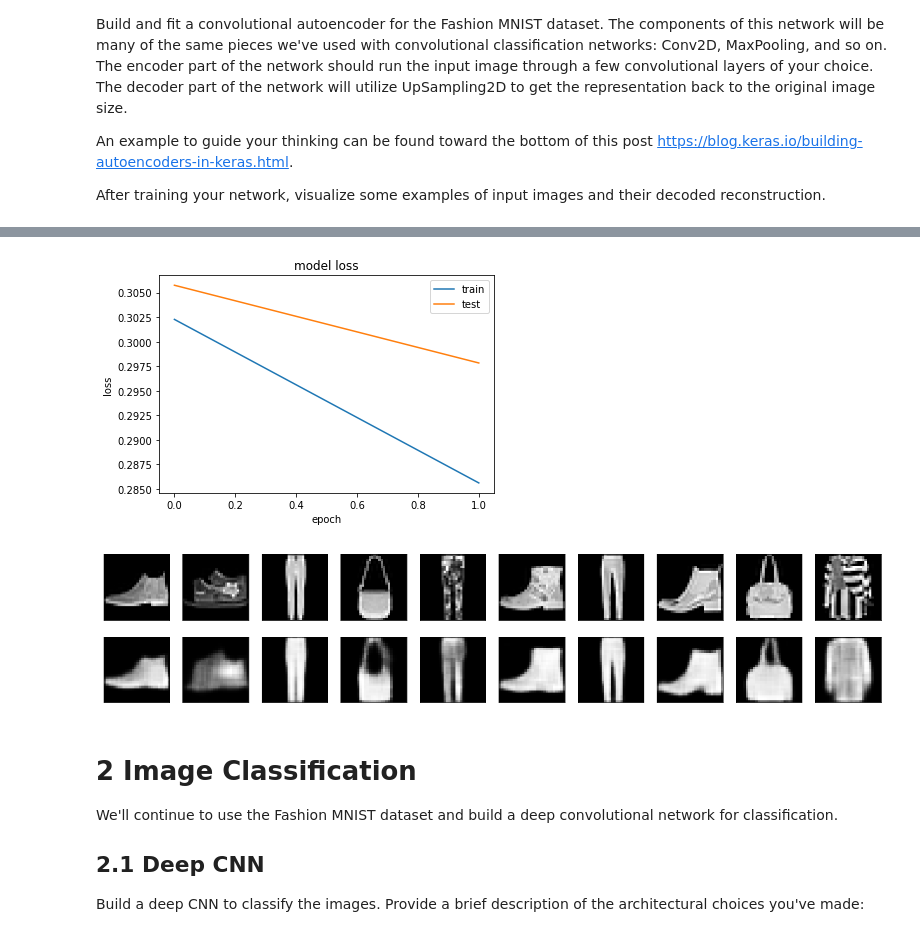
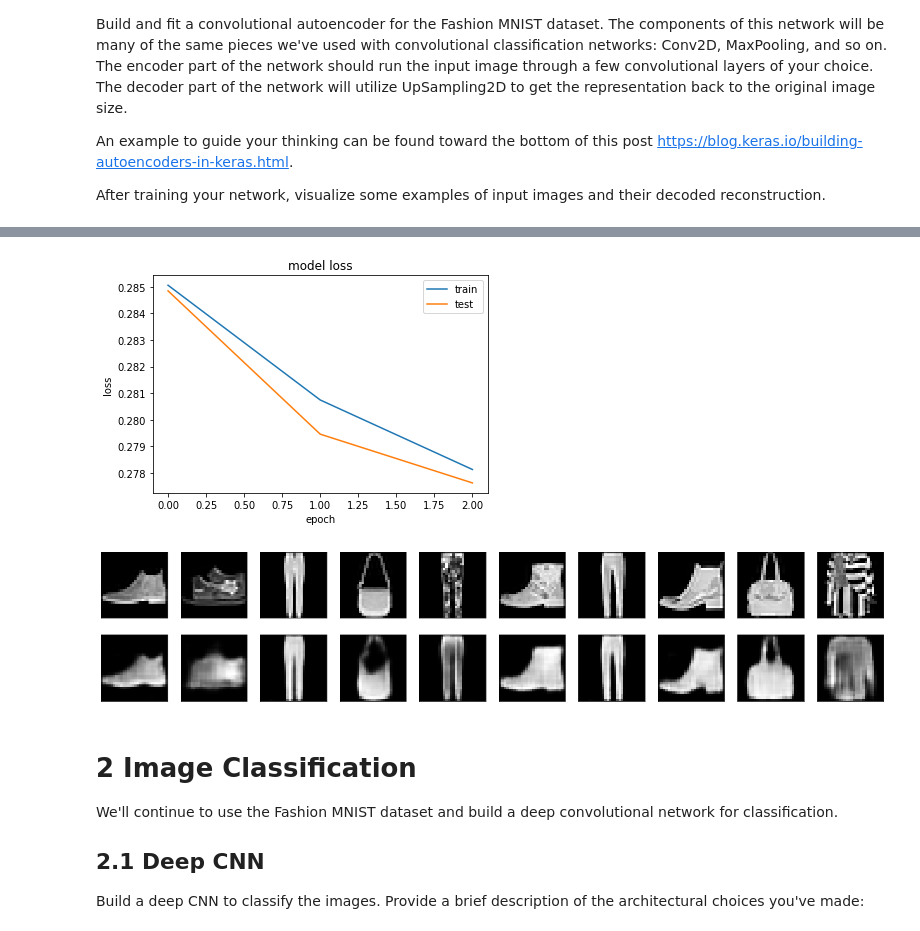
Before and after one commit to WuZhuoran/ANLY-590-Neural-Nets-and-Deep-Learning, a Jupyter notebook: Assignment2/assignment2.ipynb, the cells around one changed output, grey strips where cells are left out. Drawn from its saved outputs; the diff is of its cells as text; code cells hidden in the pictures.

```diff
--- a/Assignment2/assignment2.ipynb
+++ b/Assignment2/assignment2.ipynb
@@ -101,9 +117,9 @@ Trainable params: 16,960
 Non-trainable params: 256
 _________________________________________________________________
 # %%
-history = autoencoder.fit(x_train, x_train,
-                epochs=2,
-                batch_size=64,
-                validation_data=(x_test, x_test))
+autoencoder_history = autoencoder.fit(x_train, x_train,
+                                      epochs=3,
+                                      batch_size=64,
+                                      validation_data=(x_test, x_test))
 # %% [output]
 Train on 60000 samples, validate on 10000 samples
@@ -114,19 +132,19 @@ Epoch 2/2
 # %%
 # Evaluate
 
 def plot_train_history_loss(history):
     # summarize history for loss
     plt.plot(history.history['loss'])
     plt.plot(history.history['val_loss'])
     plt.title('model loss')
     plt.ylabel('loss')
     plt.xlabel('epoch')
     plt.legend(['train', 'test'], loc='upper right')
     plt.show()
 
-plot_train_history_loss(history)
+plot_train_history_loss(autoencoder_history)
 # %% [output]
-[figure, old version]
+[figure, new version]
 # %%
 # Display original and reconstruction Images
 
@@ -153,7 +171,7 @@ def display_reconstructed(x_test, decoded_imgs, n=10):
 
 display_reconstructed(x_test, decoded_imgs, 10)
 # %% [output]
-[figure, old version]
+[figure, new version]
 # %% [markdown]
 # 2 Image Classification
 
```
Also changed, not shown: parts of 24 cells of this notebook.
